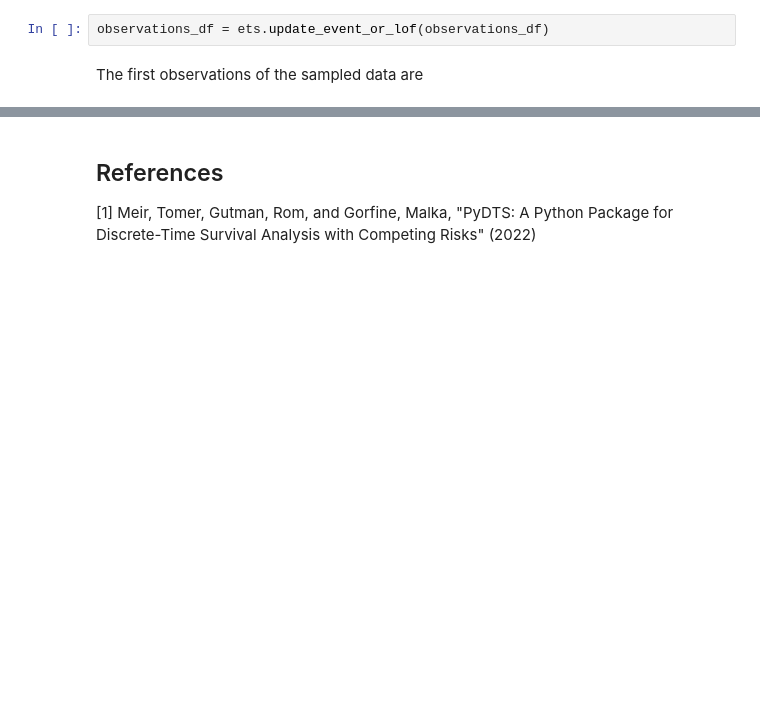
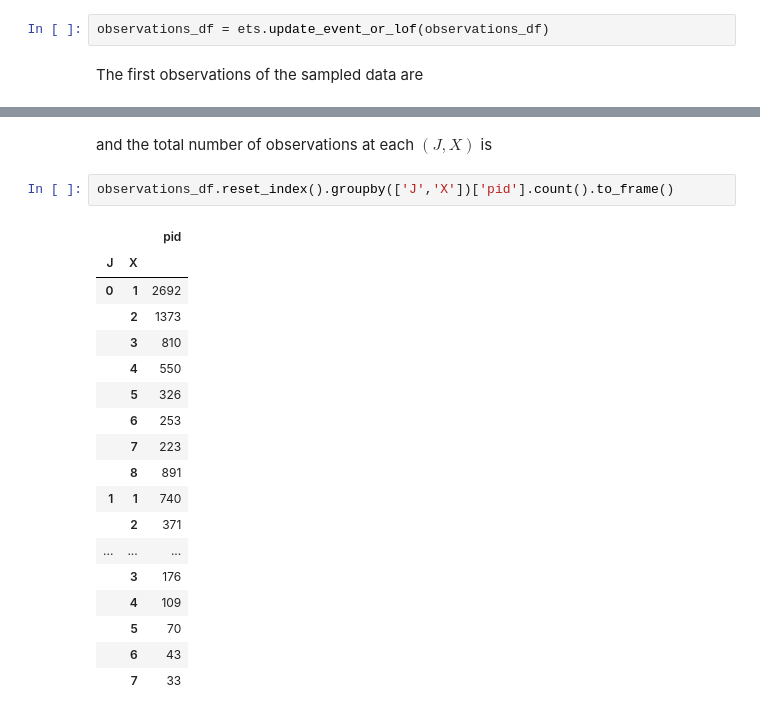
Before and after one commit to tomer1812/pydts, a Jupyter notebook: docs/EventTimesSampler.ipynb, the cells around one changed output, grey strips where cells are left out. Cells and saved outputs as stored; diff of their text form; blank space fills up the shorter version.

```diff
--- a/docs/EventTimesSampler.ipynb
+++ b/docs/EventTimesSampler.ipynb
@@ -140,4 +132,23 @@ observations_df.head(30)
-# %% [markdown]
-## References
-
-[1] Meir, Tomer, Gutman, Rom, and Gorfine, Malka, "PyDTS: A Python Package for Discrete-Time Survival Analysis with Competing Risks" (2022)
+# %% [markdown]
+and the total number of observations at each $(J, X)$ is
+# %%
+observations_df.reset_index().groupby(['J','X'])['pid'].count().to_frame()
+# %% [output]
+|  |  | pid |
+| J | X |  |
+| 0 | 1 | 2692 |
+|  | 2 | 1373 |
+|  | 3 | 810 |
+|  | 4 | 550 |
+|  | 5 | 326 |
+|  | 6 | 253 |
+|  | 7 | 223 |
+|  | 8 | 891 |
+| 1 | 1 | 740 |
+|  | 2 | 371 |
+| ... | ... | ... |
+|  | 3 | 176 |
+|  | 4 | 109 |
+|  | 5 | 70 |
+|  | 6 | 43 |
+|  | 7 | 33 |
```
Also changed, not shown: parts of 9 cells of this notebook, 6 other files.
